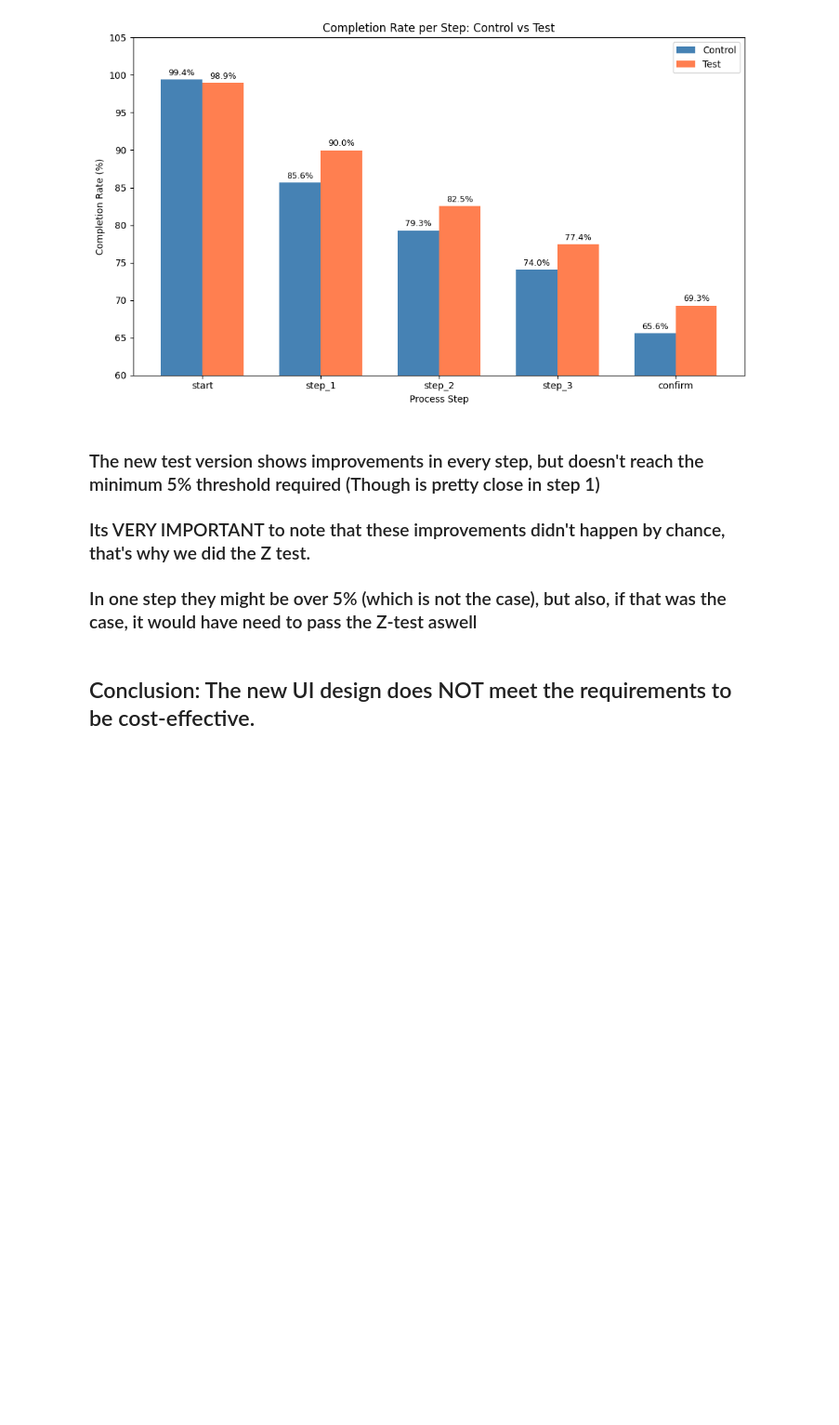
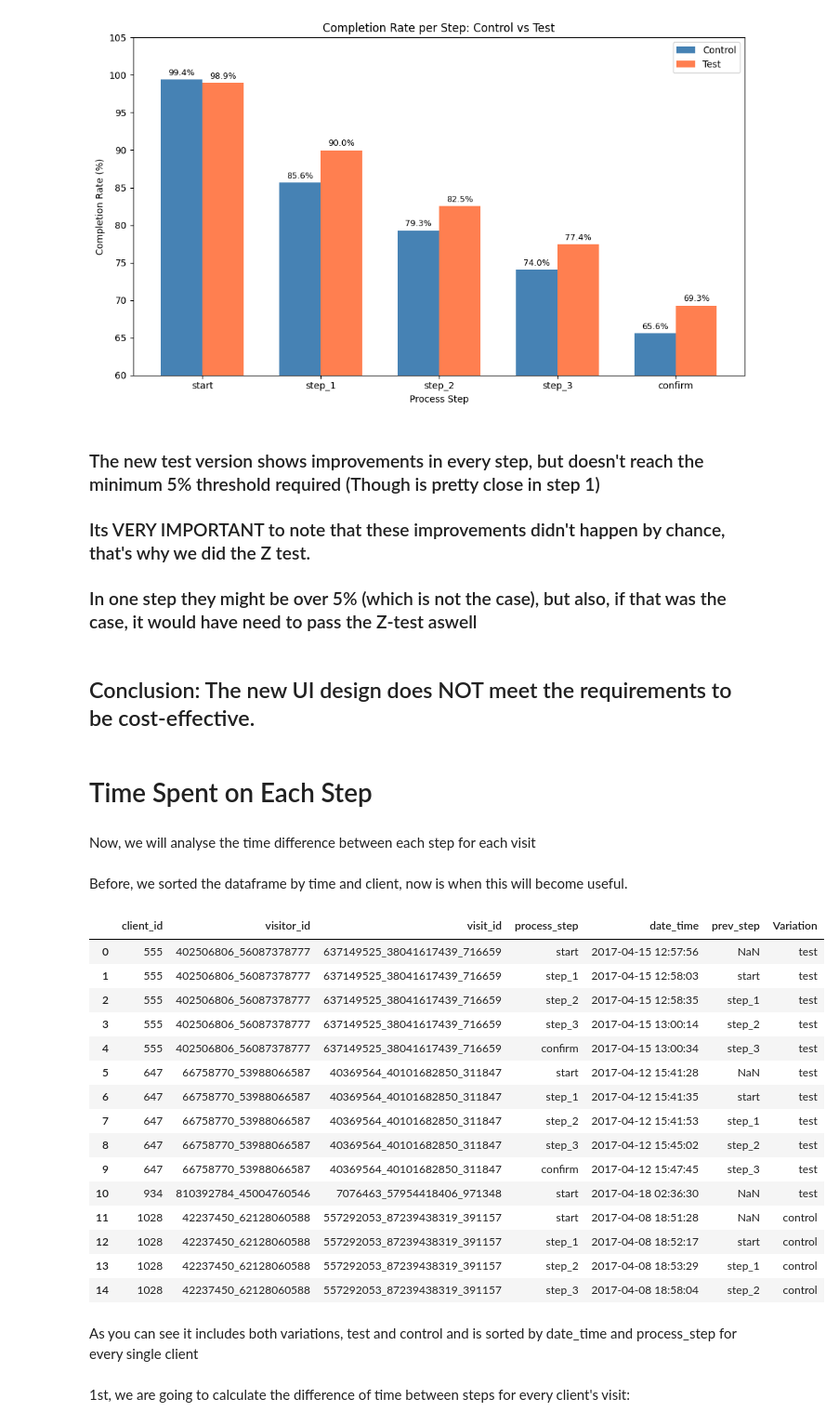
Before and after one commit to BMAS30/2nd-project, a Jupyter notebook: notebooks/alex.ipynb, the cells around one changed output. Shown at 93% size. Drawn from its saved outputs; the diff is of its cells as text; code cells hidden in the pictures; blank space fills up the shorter version.

```diff
--- a/notebooks/alex.ipynb
+++ b/notebooks/alex.ipynb
@@ -471,3 +471,32 @@ plt.show()
 ### In one step they might be over 5% (which is not the case), but also, if that was the case, it would have need to pass the Z-test aswell
 # %% [markdown]
 ## Conclusion: The new UI design does NOT meet the requirements to be cost-effective.
+# %% [markdown]
+# Time Spent on Each Step
+# %% [markdown]
+Now, we will analyse the time difference between each step for each visit
+# %% [markdown]
+Before, we sorted the dataframe by time and client, now is when this will become useful.
+# %%
+df_Hipotesis.head(15)
+# %% [output]
+|  | client_id | visitor_id | visit_id | process_step | date_time | prev_step | Variation |
+| 0 | 555 | 402506806_56087378777 | 637149525_38041617439_716659 | start | 2017-04-15 12:57:56 | NaN | test |
+| 1 | 555 | 402506806_56087378777 | 637149525_38041617439_716659 | step_1 | 2017-04-15 12:58:03 | start | test |
+| 2 | 555 | 402506806_56087378777 | 637149525_38041617439_716659 | step_2 | 2017-04-15 12:58:35 | step_1 | test |
+| 3 | 555 | 402506806_56087378777 | 637149525_38041617439_716659 | step_3 | 2017-04-15 13:00:14 | step_2 | test |
+| 4 | 555 | 402506806_56087378777 | 637149525_38041617439_716659 | confirm | 2017-04-15 13:00:34 | step_3 | test |
+| 5 | 647 | 66758770_53988066587 | 40369564_40101682850_311847 | start | 2017-04-12 15:41:28 | NaN | test |
+| 6 | 647 | 66758770_53988066587 | 40369564_40101682850_311847 | step_1 | 2017-04-12 15:41:35 | start | test |
+| 7 | 647 | 66758770_53988066587 | 40369564_40101682850_311847 | step_2 | 2017-04-12 15:41:53 | step_1 | test |
+| 8 | 647 | 66758770_53988066587 | 40369564_40101682850_311847 | step_3 | 2017-04-12 15:45:02 | step_2 | test |
+| 9 | 647 | 66758770_53988066587 | 40369564_40101682850_311847 | confirm | 2017-04-12 15:47:45 | step_3 | test |
+| 10 | 934 | 810392784_45004760546 | 7076463_57954418406_971348 | start | 2017-04-18 02:36:30 | NaN | test |
+| 11 | 1028 | 42237450_62128060588 | 557292053_87239438319_391157 | start | 2017-04-08 18:51:28 | NaN | control |
+| 12 | 1028 | 42237450_62128060588 | 557292053_87239438319_391157 | step_1 | 2017-04-08 18:52:17 | start | control |
+| 13 | 1028 | 42237450_62128060588 | 557292053_87239438319_391157 | step_2 | 2017-04-08 18:53:29 | step_1 | control |
+| 14 | 1028 | 42237450_62128060588 | 557292053_87239438319_391157 | step_3 | 2017-04-08 18:58:04 | step_2 | control |
+# %% [markdown]
+As you can see it includes both variations, test and control and is sorted by date_time and process_step for every single client
+# %% [markdown]
+1st, we are going to calculate the difference of time between steps for every client's visit:
```
Also changed, not shown: parts of 13 cells of this notebook, 1 other file.
